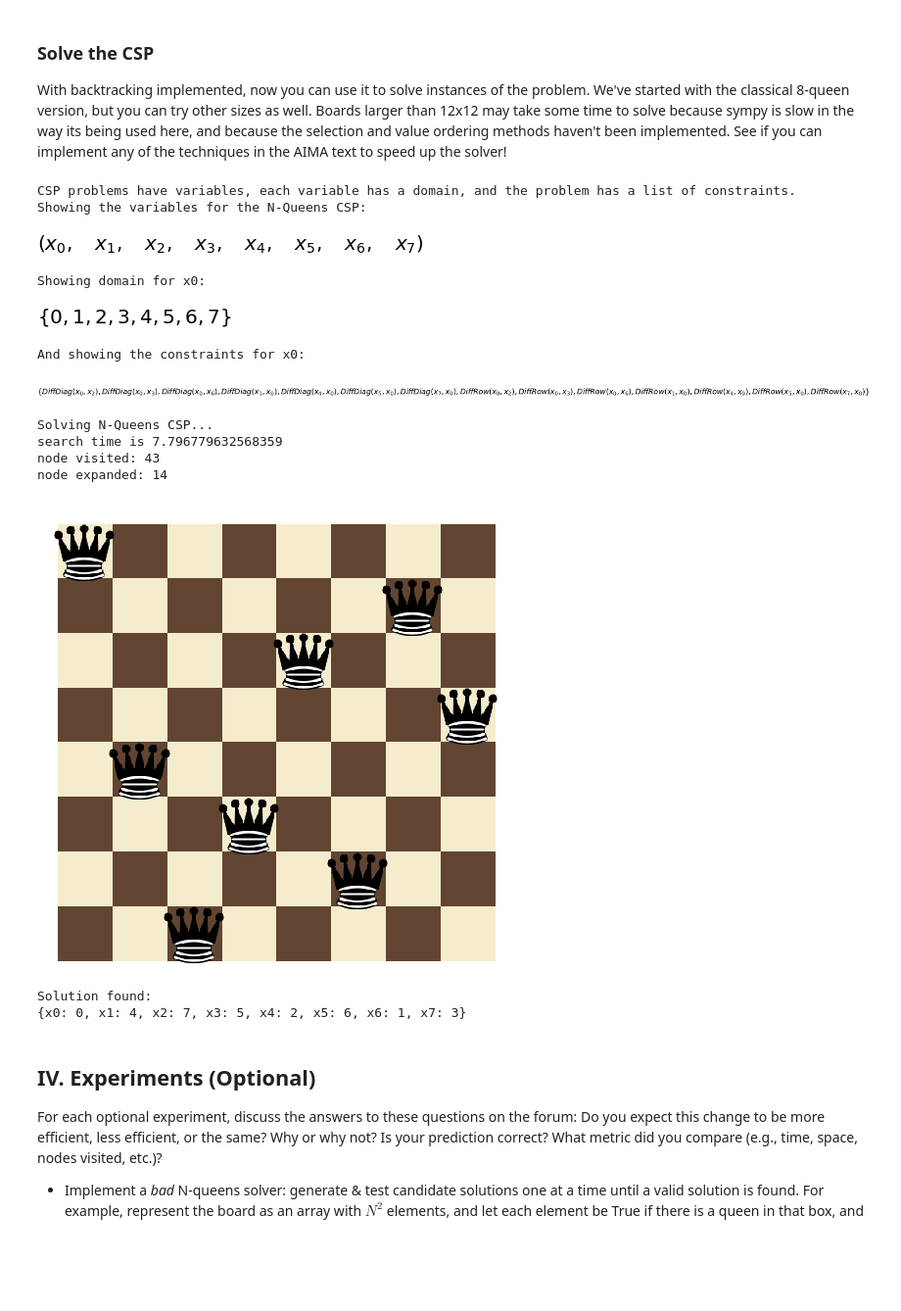
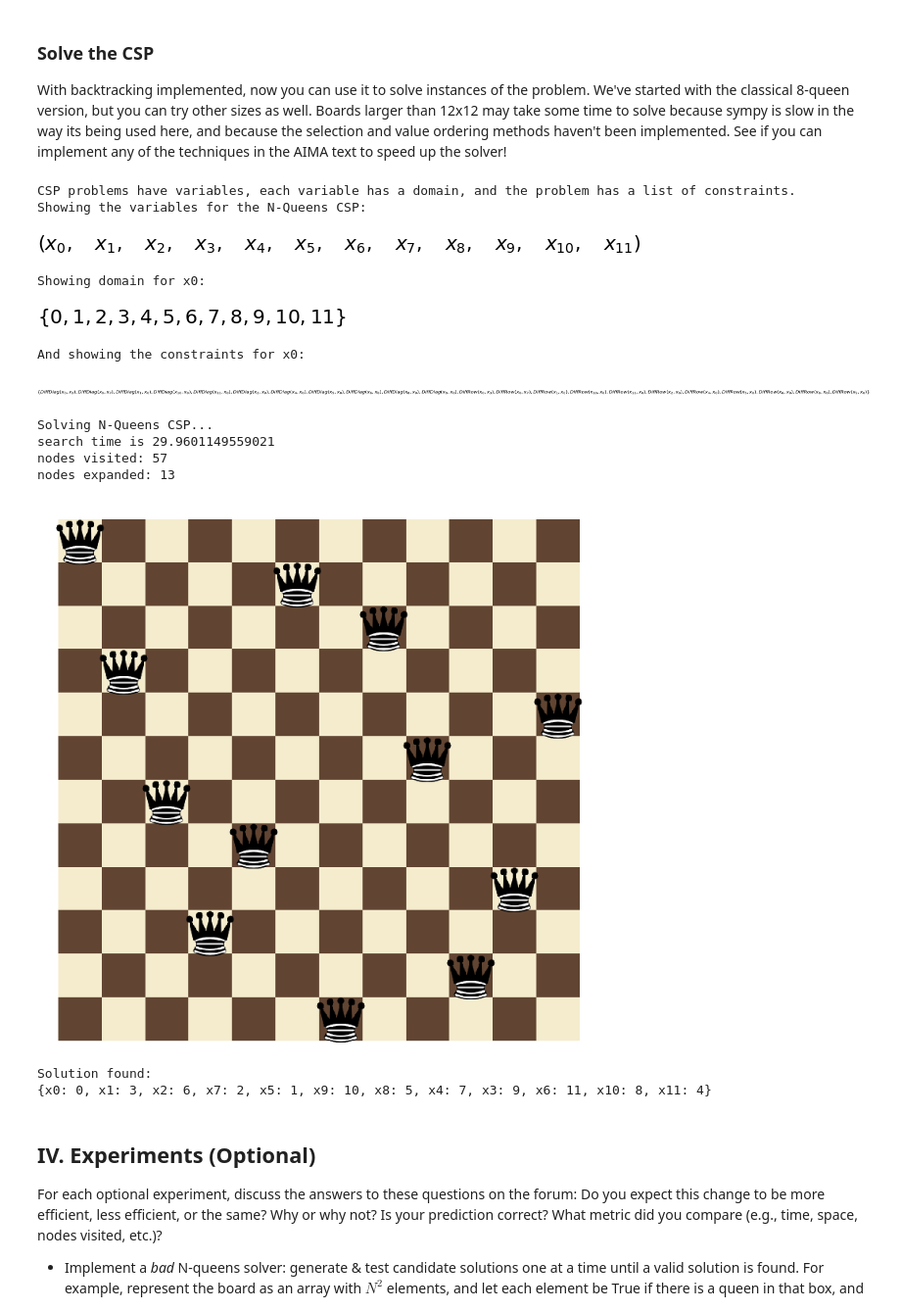
Before and after one commit to xuxyang/AIND-Constraint_Satisfaction, a Jupyter notebook: AIND-Constraint_Satisfaction.ipynb, the cells around one changed output. Shown at 98% size. Drawn from its saved outputs; the diff is of its cells as text; code cells hidden in the pictures; blank space fills up the shorter version.

```diff
--- a/AIND-Constraint_Satisfaction.ipynb
+++ b/AIND-Constraint_Satisfaction.ipynb
@@ -156,7 +156,8 @@ class NQueensCSP:
         return True
 
     def revise(self, var1, var2):
-        revised = False
+        #revised = False
+        removed_value_count = 0
         for constraint in self._constraints[var1]:
             if var2 not in constraint.free_symbols:
                 continue
@@ -169,8 +170,9 @@ class NQueensCSP:
                         break
                 if found_valid_var2 == False:
                     self.domains[var1].remove(var1_value)
-                    revised = True
-        return revised
+                    removed_value_count += 1
+                    #revised = True
+        return removed_value_count
 
     def neighbors_var(self, var):
         neighbors = set()
@@ -180,17 +182,20 @@ class NQueensCSP:
         return neighbors
 
     def ac_3(self, var):
+        total_removed_values = 0
         ac_queue = [(var_neighbor, var) for var_neighbor in self.neighbors_var(var)]
         while len(ac_queue) > 0:
             ac = ac_queue.pop()
-            if self.revise(ac[0], ac[1]) == True:
+            removed_values = self.revise(ac[0], ac[1])
+            total_removed_values += removed_values
+            if removed_values > 0:
                 if len(self.domains[ac[0]]) == 0:
-                    return False
+                    return False, total_removed_values
                 revisit_vars = self.neighbors_var(ac[0])
                 revisit_vars.remove(ac[1])
                 for revisit_var in revisit_vars:
                     ac_queue.insert(0, (revisit_var, ac[0]))
-        return True
+        return True, total_removed_values
 
     def inference(self, var, value):
         """Perform logical inference based on proposed variable assignment
@@ -216,15 +221,16 @@ class NQueensCSP:
         infered_assigment = {}
 
         self.domains[var] = {value}
-        if self.ac_3(var) == False:
-            return None
+        arc_consistent, total_removed_values = self.ac_3(var)
+        if arc_consistent == False:
+            return None, total_removed_values
 
         for csp_var in self.variables:
             if len(self.domains[csp_var]) == 1:
                 for csp_var_value in self.domains[csp_var]:
                     infered_assigment[csp_var] = csp_var_value
-        return infered_assigment
-#        return {var:value}
+        return infered_assigment, total_removed_values
+        #return {var:value}, 0
 
 
     def show(self, assignment):
@@ -337,44 +343,44 @@ With backtracking implemented, now you can use it to solve instances of the prob
 # %%
 import time
 
-num_queens = 8
+num_queens = 12
 csp = NQueensCSP(num_queens)
 var = csp.variables[0]
 print("CSP problems have variables, each variable has a domain, and the problem has a list of constraints.")
 print("Showing the variables for the N-Queens CSP:")
 display(csp.variables)
 print("Showing domain for {}:".format(var))
 display(csp.domains[var])
 print("And showing the constraints for {}:".format(var))
 display(csp._constraints[var])
 
 print("Solving N-Queens CSP...")
 start = time.time()
 assn, node_visited, node_expanded = backtracking_search(csp)
 during = time.time() - start
 print('search time is {}'.format(during))
-print('node visited: {}'.format(node_visited))
-print('node expanded: {}'.format(node_expanded))
+print('nodes visited: {}'.format(node_visited))
+print('nodes expanded: {}'.format(node_expanded))
 if assn is not None:
     csp.show(assn)
     print("Solution found:\n{!s}".format(assn))
 else:
     print("No solution found.")
 # %% [output]
 CSP problems have variables, each variable has a domain, and the problem has a list of constraints.
 Showing the variables for the N-Queens CSP:
-[figure, old version]
+[figure, new version]
 Showing domain for x0:
-[figure, old version]
+[figure, new version]
 And showing the constraints for x0:
-[figure, old version]
+[figure, new version]
 Solving N-Queens CSP...
-search time is 7.796779632568359
-node visited: 43
-node expanded: 14
+search time is 29.9601149559021
+nodes visited: 57
+nodes expanded: 13
-[figure, old version]
+[figure, new version]
 Solution found:
-{x0: 0, x1: 4, x2: 7, x3: 5, x4: 2, x5: 6, x6: 1, x7: 3}
+{x0: 0, x1: 3, x2: 6, x7: 2, x5: 1, x9: 10, x8: 5, x4: 7, x3: 9, x6: 11, x10: 8, x11: 4}
 # %% [markdown]
 ## IV. Experiments (Optional)
 For each optional experiment, discuss the answers to these questions on the forum: Do you expect this change to be more efficient, less efficient, or the same?  Why or why not?  Is your prediction correct?  What metric did you compare (e.g., time, space, nodes visited, etc.)?
```
Also changed, not shown: parts of 1 cell of this notebook.
